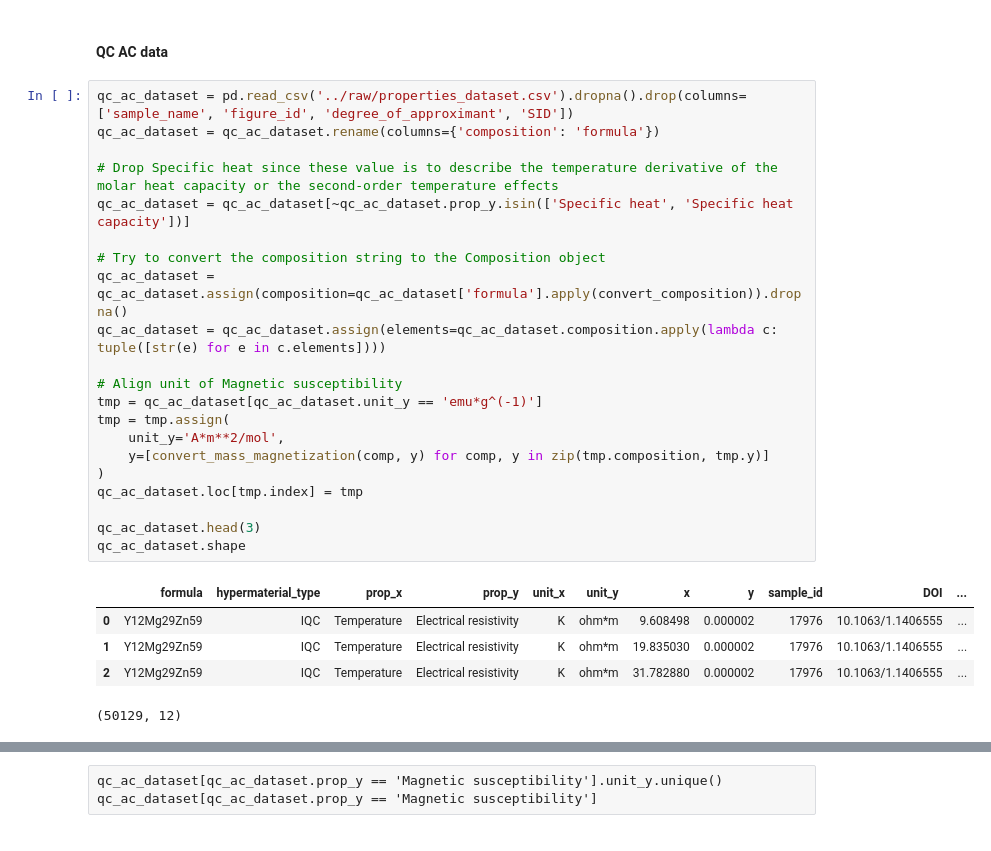
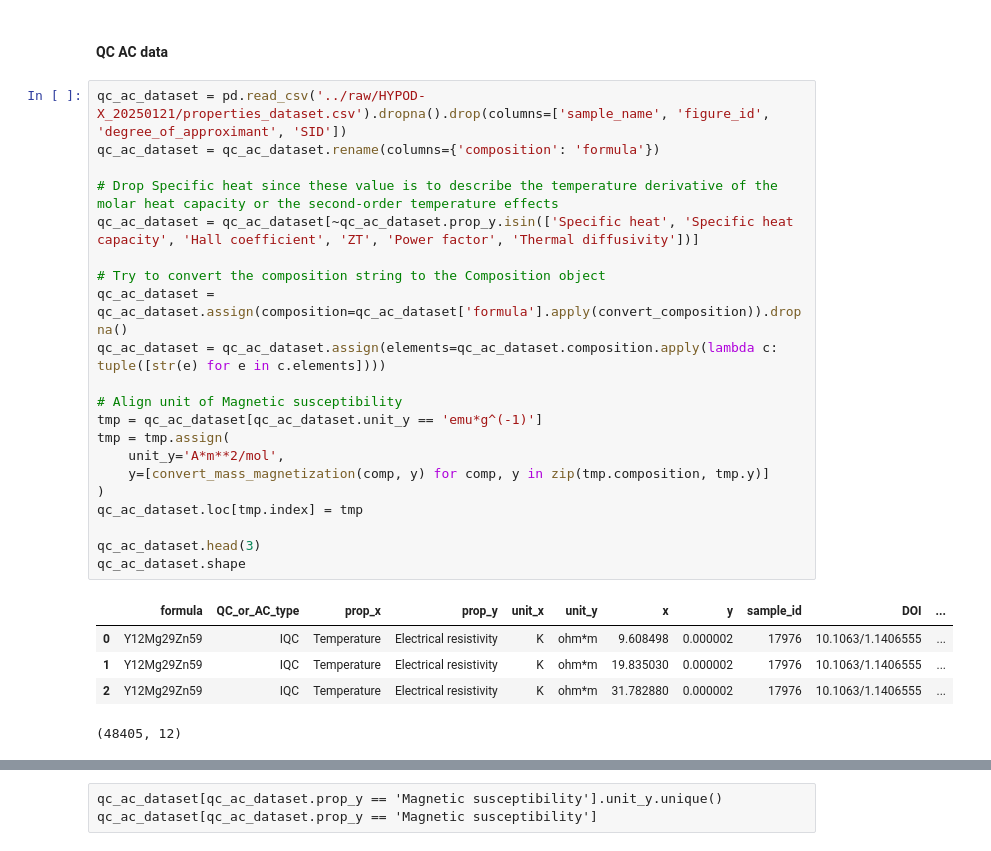
Before and after one commit to TsumiNa/foundation_model, a Jupyter notebook: data/scripts/process_ac_qe_te_data.ipynb, the cells around one changed output, grey strips where cells are left out. Cells and saved outputs as stored; diff of their text form.

```diff
--- a/data/scripts/process_ac_qe_te_data.ipynb
+++ b/data/scripts/process_ac_qe_te_data.ipynb
@@ -103,29 +299,29 @@ def format_title(text, to_snake=False, skip_list=None):
 # %% [markdown]
 #### QC AC data
 # %%
-qc_ac_dataset = pd.read_csv('../raw/properties_dataset.csv').dropna().drop(columns=['sample_name', 'figure_id', 'degree_of_approximant', 'SID'])
+qc_ac_dataset = pd.read_csv('../raw/HYPOD-X_20250121/properties_dataset.csv').dropna().drop(columns=['sample_name', 'figure_id', 'degree_of_approximant', 'SID'])
 qc_ac_dataset = qc_ac_dataset.rename(columns={'composition': 'formula'})
 
 # Drop Specific heat since these value is to describe the temperature derivative of the molar heat capacity or the second-order temperature effects
-qc_ac_dataset = qc_ac_dataset[~qc_ac_dataset.prop_y.isin(['Specific heat', 'Specific heat capacity'])]
+qc_ac_dataset = qc_ac_dataset[~qc_ac_dataset.prop_y.isin(['Specific heat', 'Specific heat capacity', 'Hall coefficient', 'ZT', 'Power factor', 'Thermal diffusivity'])]
 
 # Try to convert the composition string to the Composition object
 qc_ac_dataset = qc_ac_dataset.assign(composition=qc_ac_dataset['formula'].apply(convert_composition)).dropna()
 qc_ac_dataset = qc_ac_dataset.assign(elements=qc_ac_dataset.composition.apply(lambda c: tuple([str(e) for e in c.elements])))
 
 # Align unit of Magnetic susceptibility
 tmp = qc_ac_dataset[qc_ac_dataset.unit_y == 'emu*g^(-1)']
 tmp = tmp.assign(
     unit_y='A*m**2/mol',
     y=[convert_mass_magnetization(comp, y) for comp, y in zip(tmp.composition, tmp.y)]
 )
 qc_ac_dataset.loc[tmp.index] = tmp
 
 qc_ac_dataset.head(3)
 qc_ac_dataset.shape
 # %% [output]
-|  | formula | hypermaterial_type | prop_x | prop_y | unit_x | unit_y | x | y | sample_id | DOI | ... |
+|  | formula | QC_or_AC_type | prop_x | prop_y | unit_x | unit_y | x | y | sample_id | DOI | ... |
 | 0 | Y12Mg29Zn59 | IQC | Temperature | Electrical resistivity | K | ohm*m | 9.608498 | 0.000002 | 17976 | 10.1063/1.1406555 | ... |
 | 1 | Y12Mg29Zn59 | IQC | Temperature | Electrical resistivity | K | ohm*m | 19.835030 | 0.000002 | 17976 | 10.1063/1.1406555 | ... |
 | 2 | Y12Mg29Zn59 | IQC | Temperature | Electrical resistivity | K | ohm*m | 31.782880 | 0.000002 | 17976 | 10.1063/1.1406555 | ... |
-(50129, 12)
+(48405, 12)
```
Also changed, not shown: parts of 17 cells of this notebook, 1 other file.
